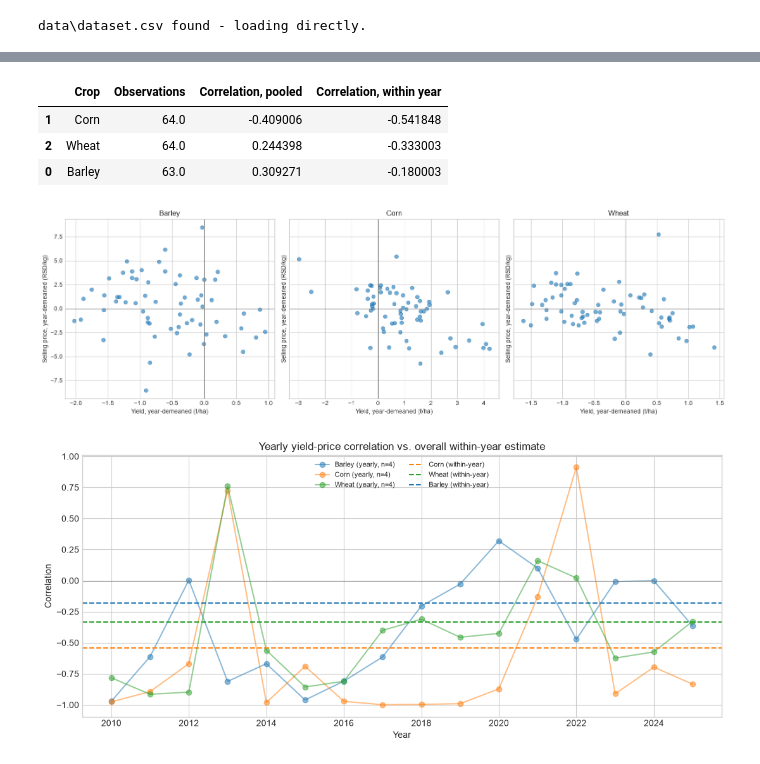
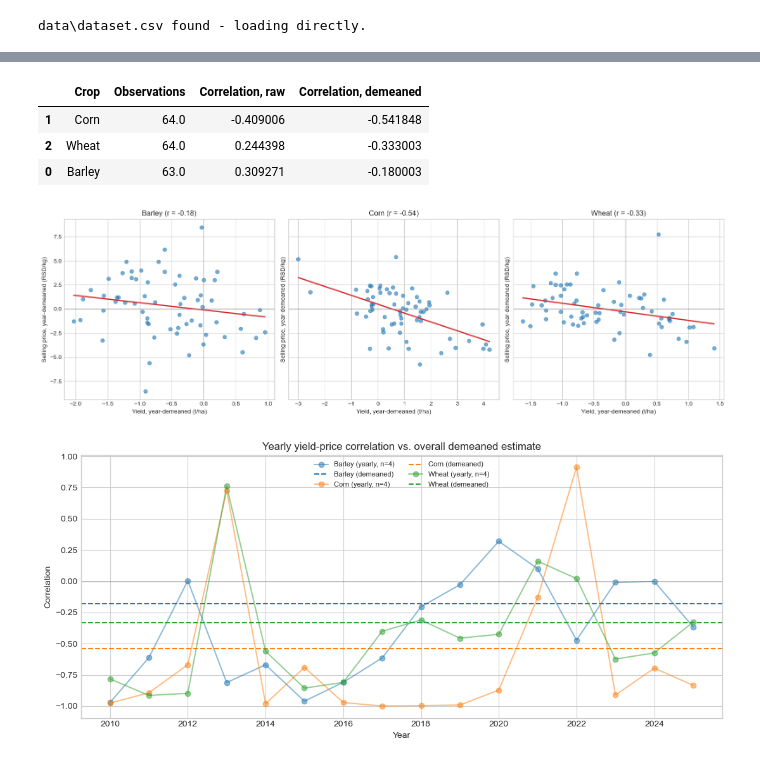
Before and after one commit to aleksandarhorvat/serbia-agriculture-data-analysis, a Jupyter notebook: project.ipynb, the cells around one changed output, grey strips where cells are left out. Cells and saved outputs as stored; diff of their text form; code cells hidden in the pictures.

```diff
--- a/project.ipynb
+++ b/project.ipynb
@@ -49,15 +49,16 @@ from IPython.display import display
 
 plt.style.use("seaborn-v0_8-whitegrid")
 
+# One color per crop, used across all figures.
+CROP_COLORS = {"Barley": "tab:blue", "Corn": "tab:orange", "Wheat": "tab:green"}
+
 analysis_df = df.copy()
 
 analysis_df["Price margin (RSD/kg)"] = analysis_df["Selling price (RSD/kg)"] - analysis_df["Seed price (RSD/kg)"]
 analysis_df["Margin ratio"] = analysis_df["Selling price (RSD/kg)"] / analysis_df["Seed price (RSD/kg)"]
 
-# Seeding rates, used to convert seed price into a cost per hectare figure.
-# Corn: 75,000 seeds/ha (3 sowing units), converted with the same 400 g
-# thousand-kernel-weight assumption as the RSD/kg conversion above. Wheat
-# and barley are sown by weight directly. See README for sources.
+# Seed price -> cost per ha. Corn sown by seed count (~75,000/ha = 30 kg at
+# 400 g/1000 kernels); wheat/barley by weight. See README for sources.
 SEEDING_RATE_KG_HA = {"Corn": 30, "Wheat": 225, "Barley": 190}
 
 analysis_df["Seeding rate (kg/ha)"] = analysis_df["Crop"].map(SEEDING_RATE_KG_HA)
@@ -139,70 +160,77 @@ plt.show()
 # %%
-# Hypothesis 2: yield versus selling price, by crop, within each year
-# Pooling across years mixes within-year regional variation with across-year
-# price trends (inflation, the 2022 shock), which can distort the result.
-# Demeaning by year removes that trend while keeping all ~64 points per crop.
+# Hypothesis 2: yield versus selling price, by crop
+# Demean by year to strip across-year price trends, keeping within-year regional variation.
 demeaned = analysis_df.dropna(subset=["Yield (t/ha)", "Selling price (RSD/kg)"]).copy()
 demeaned["Yield, year-demeaned (t/ha)"] = demeaned.groupby("Year")["Yield (t/ha)"].transform(lambda s: s - s.mean())
 demeaned["Selling price, year-demeaned (RSD/kg)"] = demeaned.groupby("Year")["Selling price (RSD/kg)"].transform(lambda s: s - s.mean())
 
-yield_price_within_year = (
+yield_price_correlations = (
     demeaned.groupby("Crop")
     .apply(lambda frame: pd.Series({
         "Observations": len(frame),
-        "Correlation, pooled": frame["Yield (t/ha)"].corr(frame["Selling price (RSD/kg)"]),
-        "Correlation, within year": frame["Yield, year-demeaned (t/ha)"].corr(frame["Selling price, year-demeaned (RSD/kg)"]),
+        "Correlation, raw": frame["Yield (t/ha)"].corr(frame["Selling price (RSD/kg)"]),
+        "Correlation, demeaned": frame["Yield, year-demeaned (t/ha)"].corr(frame["Selling price, year-demeaned (RSD/kg)"]),
     }))
     .reset_index()
-    .sort_values("Correlation, within year")
+    .sort_values("Correlation, demeaned")
 )
-display(yield_price_within_year)
+display(yield_price_correlations)
+
+# Reuse correlations from the table above.
+demeaned_corr = dict(zip(yield_price_correlations["Crop"], yield_price_correlations["Correlation, demeaned"]))
 
 fig, axes = plt.subplots(1, 3, figsize=(16, 5), sharey=True)
 for ax, crop in zip(axes, sorted(demeaned["Crop"].unique())):
     subset = demeaned[demeaned["Crop"] == crop]
-    ax.scatter(subset["Yield, year-demeaned (t/ha)"], subset["Selling price, year-demeaned (RSD/kg)"], alpha=0.6)
+    x = subset["Yield, year-demeaned (t/ha)"]
+    y = subset["Selling price, year-demeaned (RSD/kg)"]
+    ax.scatter(x, y, alpha=0.6)
+
+    # OLS trend line
+    slope, intercept = np.polyfit(x, y, 1)
+    x_line = np.linspace(x.min(), x.max(), 100)
+    ax.plot(x_line, slope * x_line + intercept, color="tab:red", linewidth=2)
+
     ax.axhline(0, color="grey", linewidth=0.8)
     ax.axvline(0, color="grey", linewidth=0.8)
-    ax.set_title(f"{crop}")
+    ax.set_title(f"{crop} (r = {demeaned_corr[crop]:.2f})")
     ax.set_xlabel("Yield, year-demeaned (t/ha)")
     ax.set_ylabel("Selling price, year-demeaned (RSD/kg)")
 plt.tight_layout()
 plt.show()
 
-# Supplementary view: yearly correlation (n=4, noisy) alongside the overall
-# within-year estimate (dashed), to show the pattern is not a method artifact.
+# Robustness: yearly correlation (n=4, noisy) vs the overall demeaned estimate (dashed).
 yearly_corr = (
     analysis_df.dropna(subset=["Yield (t/ha)", "Selling price (RSD/kg)"])
     .groupby(["Year", "Crop"])
     .filter(lambda g: len(g) >= 3)
     .groupby(["Year", "Crop"])
     .apply(lambda g: g["Yield (t/ha)"].corr(g["Selling price (RSD/kg)"]))
     .rename("Yearly correlation")
     .reset_index()
 )
 
 fig, ax = plt.subplots(figsize=(11, 5))
 for crop, subset in yearly_corr.groupby("Crop"):
-    ax.plot(subset["Year"], subset["Yearly correlation"], marker="o", alpha=0.5, label=f"{crop} (yearly, n=4)")
-overall = dict(zip(yield_price_within_year["Crop"], yield_price_within_year["Correlation, within year"]))
-colors = {line.get_label().split(" ")[0]: line.get_color() for line in ax.get_lines()}
-for crop, value in overall.items():
-    ax.axhline(value, color=colors.get(crop, "black"), linestyle="--", linewidth=1.5,
-               label=f"{crop} (within-year)")
+    color = CROP_COLORS[crop]
+    ax.plot(subset["Year"], subset["Yearly correlation"], marker="o", alpha=0.5,
+            color=color, label=f"{crop} (yearly, n=4)")
+    ax.axhline(demeaned_corr[crop], color=color, linestyle="--", linewidth=1.5,
+               label=f"{crop} (demeaned)")
 ax.axhline(0, color="grey", linewidth=0.8)
-ax.set_title("Yearly yield-price correlation vs. overall within-year estimate")
+ax.set_title("Yearly yield-price correlation vs. overall demeaned estimate")
 ax.set_xlabel("Year")
 ax.set_ylabel("Correlation")
 ax.legend(fontsize=8, ncol=2)
 plt.tight_layout()
 plt.show()
 # %% [output]
-|  | Crop | Observations | Correlation, pooled | Correlation, within year |
+|  | Crop | Observations | Correlation, raw | Correlation, demeaned |
 | 1 | Corn | 64.0 | -0.409006 | -0.541848 |
 | 2 | Wheat | 64.0 | 0.244398 | -0.333003 |
 | 0 | Barley | 63.0 | 0.309271 | -0.180003 |
-[figure, old version]
+[figure, new version]
-[figure, old version]
+[figure, new version]
 # %%
 # Hypothesis 3: forecast next-season selling price and margin from trend
 forecast_year = int(analysis_df["Year"].max()) + 1
```
Also changed, not shown: parts of 4 cells of this notebook, 2 other files.
